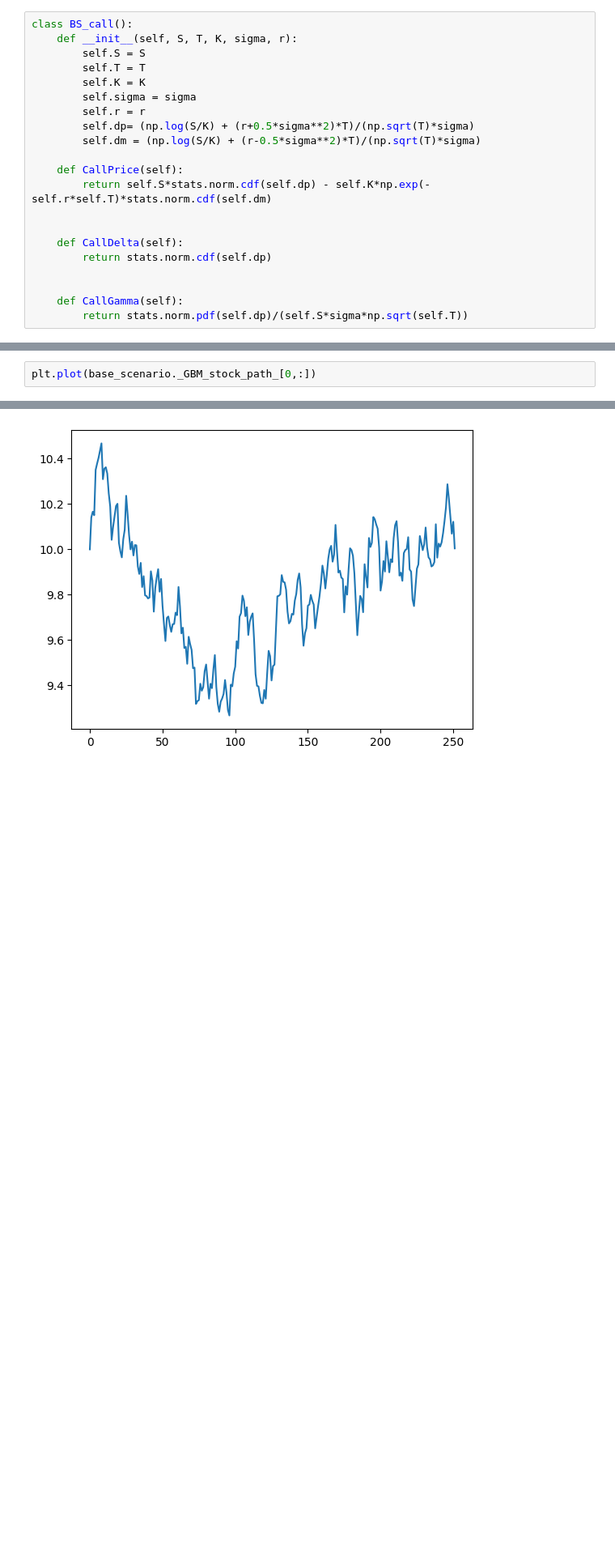
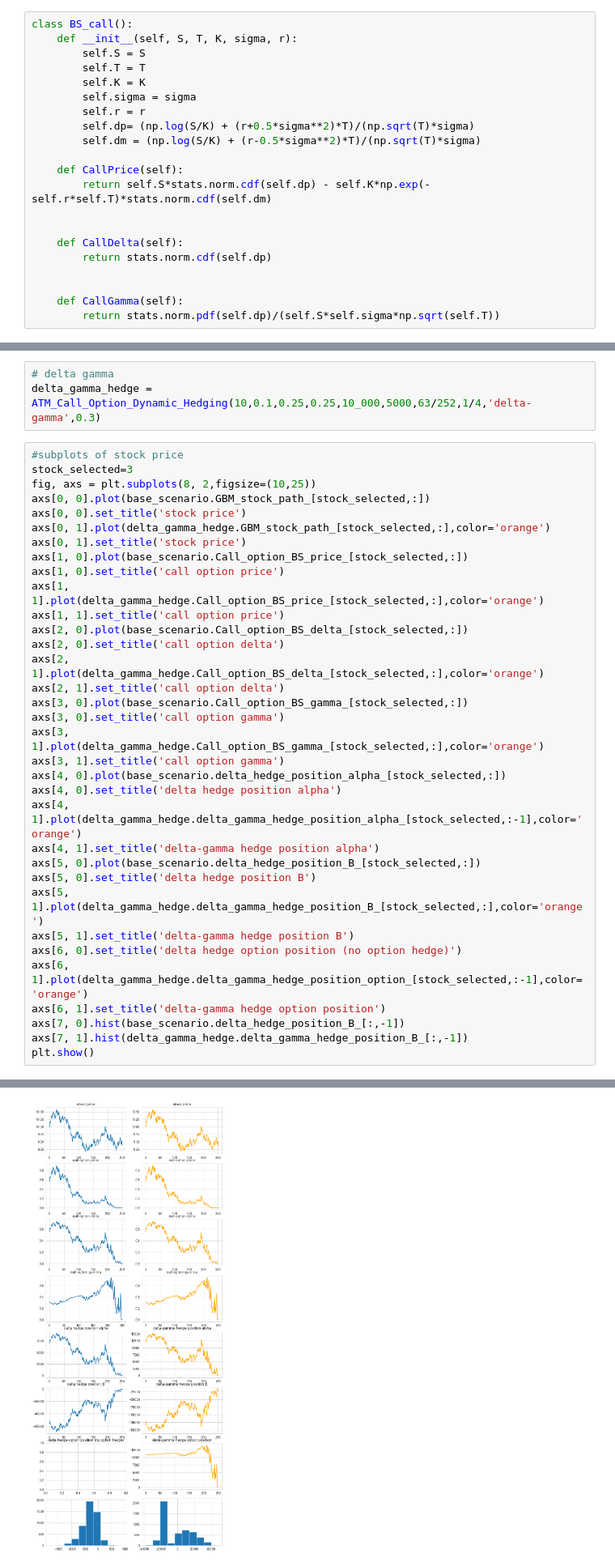
Before and after one commit to kaiwenShen/Dynamic_hedge, a Jupyter notebook: Dynamic_hedging.ipynb, the cells around one changed output, grey strips where cells are left out. Shown at 81% size. Saved outputs shown, nothing was run; the diff lists cells and outputs as text; blank space fills up the shorter version.

Commit message:
correct delta hedge, but incorrect delta gamma hedge

```diff
--- a/Dynamic_hedging.ipynb
+++ b/Dynamic_hedging.ipynb
@@ -52,7 +52,7 @@ class BS_call():
 
 
     def CallGamma(self):
-        return stats.norm.pdf(self.dp)/(self.S*sigma*np.sqrt(self.T))
+        return stats.norm.pdf(self.dp)/(self.S*self.sigma*np.sqrt(self.T))
 # %%
 class ATM_Call_Option_Dynamic_Hedging():
     def __init__(self,spot_price:float,mu:float,sigma:float,sigma_real:float,num_of_call_option_sold:int,Ntrials:int,option_maturity:float,hedging_frequency:float,type_of_hedge:str,hedging_option_maturity:Optional[float]=None,risk_free=0.05,stock_transaction_cost:float=0.005,option_transaction_cost:float=0.005,random_state:int=0):
@@ -150,3 +200,38 @@ base_scenario.hedging_frequency
+# %%
+# delta gamma
+delta_gamma_hedge = ATM_Call_Option_Dynamic_Hedging(10,0.1,0.25,0.25,10_000,5000,63/252,1/4,'delta-gamma',0.3)
 # %%
-plt.plot(base_scenario._GBM_stock_path_[0,:])
+#subplots of stock price
+stock_selected=3
+fig, axs = plt.subplots(8, 2,figsize=(10,25))
+axs[0, 0].plot(base_scenario.GBM_stock_path_[stock_selected,:])
+axs[0, 0].set_title('stock price')
+axs[0, 1].plot(delta_gamma_hedge.GBM_stock_path_[stock_selected,:],color='orange')
+axs[0, 1].set_title('stock price')
+axs[1, 0].plot(base_scenario.Call_option_BS_price_[stock_selected,:])
+axs[1, 0].set_title('call option price')
+axs[1, 1].plot(delta_gamma_hedge.Call_option_BS_price_[stock_selected,:],color='orange')
+axs[1, 1].set_title('call option price')
+axs[2, 0].plot(base_scenario.Call_option_BS_delta_[stock_selected,:])
+axs[2, 0].set_title('call option delta')
+axs[2, 1].plot(delta_gamma_hedge.Call_option_BS_delta_[stock_selected,:],color='orange')
+axs[2, 1].set_title('call option delta')
+axs[3, 0].plot(base_scenario.Call_option_BS_gamma_[stock_selected,:])
+axs[3, 0].set_title('call option gamma')
+axs[3, 1].plot(delta_gamma_hedge.Call_option_BS_gamma_[stock_selected,:],color='orange')
+axs[3, 1].set_title('call option gamma')
+axs[4, 0].plot(base_scenario.delta_hedge_position_alpha_[stock_selected,:])
+axs[4, 0].set_title('delta hedge position alpha')
+axs[4, 1].plot(delta_gamma_hedge.delta_gamma_hedge_position_alpha_[stock_selected,:-1],color='orange')
+axs[4, 1].set_title('delta-gamma hedge position alpha')
+axs[5, 0].plot(base_scenario.delta_hedge_position_B_[stock_selected,:])
+axs[5, 0].set_title('delta hedge position B')
+axs[5, 1].plot(delta_gamma_hedge.delta_gamma_hedge_position_B_[stock_selected,:],color='orange')
+axs[5, 1].set_title('delta-gamma hedge position B')
+axs[6, 0].set_title('delta hedge option position (no option hedge)')
+axs[6, 1].plot(delta_gamma_hedge.delta_gamma_hedge_position_option_[stock_selected,:-1],color='orange')
+axs[6, 1].set_title('delta-gamma hedge option position')
+axs[7, 0].hist(base_scenario.delta_hedge_position_B_[:,-1])
+axs[7, 1].hist(delta_gamma_hedge.delta_gamma_hedge_position_B_[:,-1])
+plt.show()
 # %% [output]
@@ -154 +238 @@ plt.plot(base_scenario._GBM_stock_path_[0,:])
-[figure, old version]
+[figure, new version]
```
Also changed, not shown: parts of 11 cells of this notebook.
